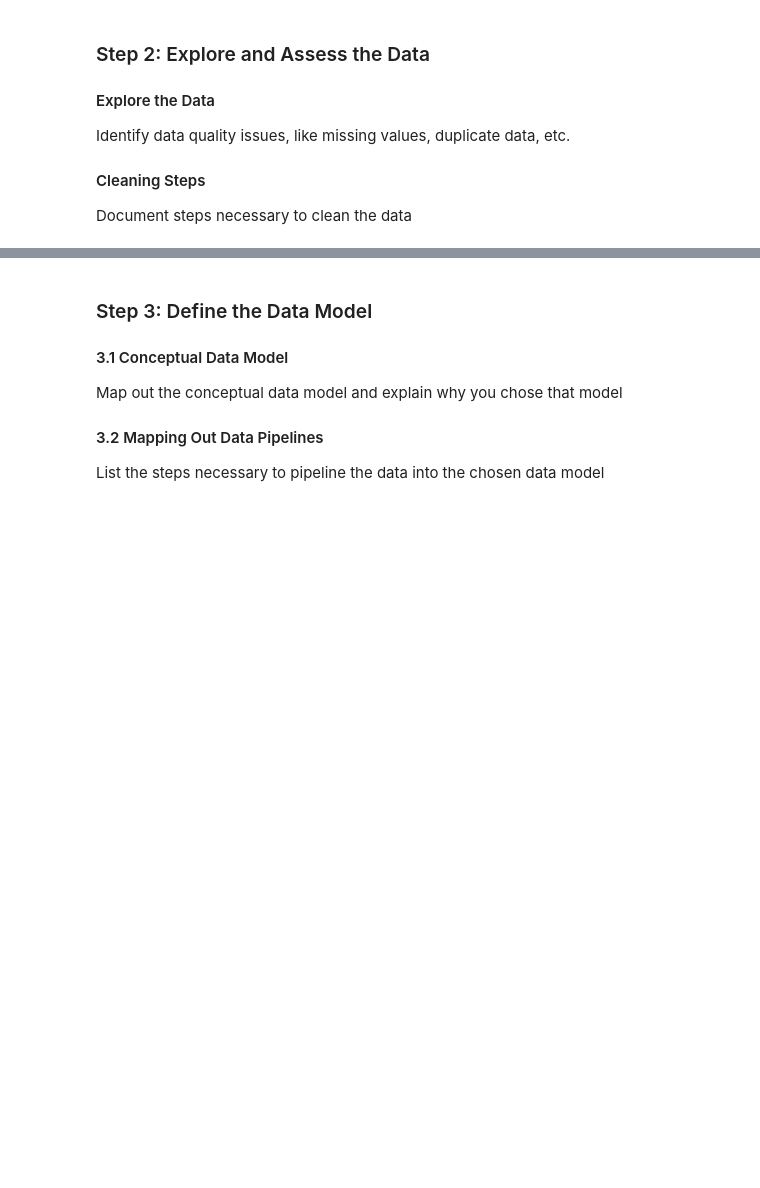
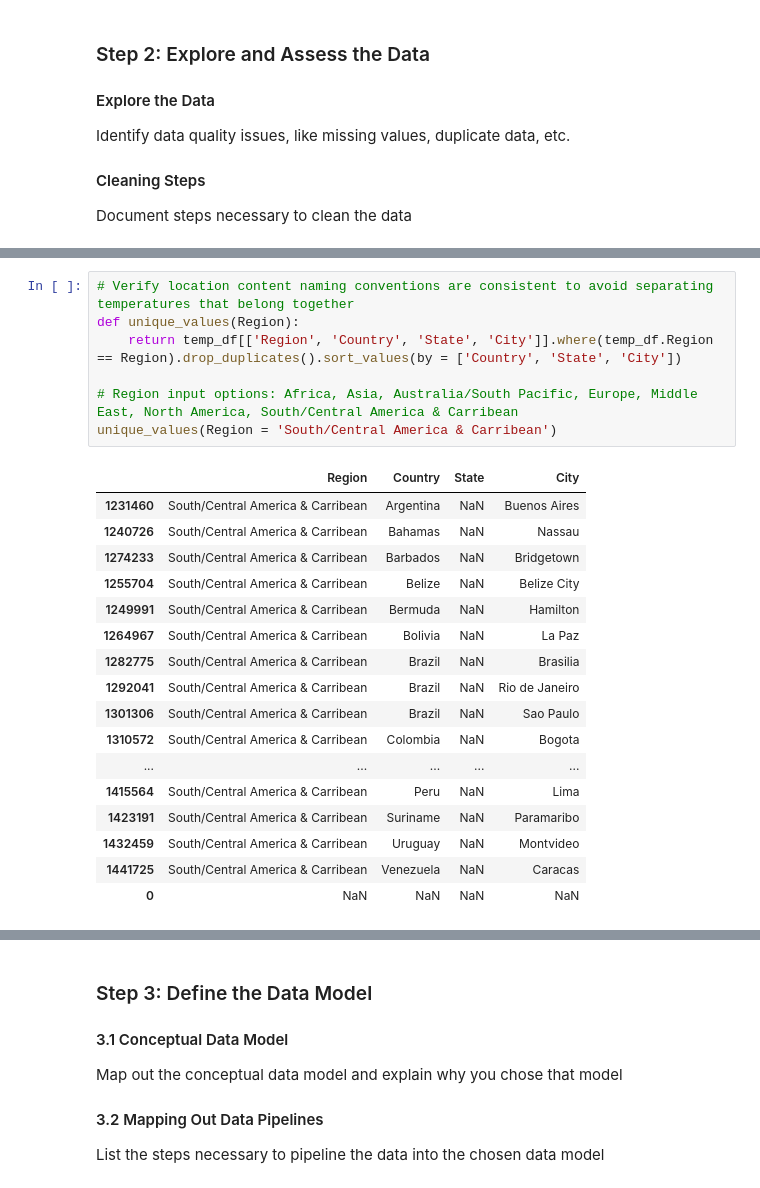
Before and after one commit to DonDuPontII/Data-Engineering-Udacity-Projects, a Jupyter notebook: Capstone-Project.ipynb, the cells around one changed output, grey strips where cells are left out. Saved outputs shown, nothing was run; the diff lists cells and outputs as text; blank space fills up the shorter version.

```diff
--- a/Capstone-Project.ipynb
+++ b/Capstone-Project.ipynb
@@ -118,0 +201,25 @@ Document steps necessary to clean the data
+# %%
+# Verify location content naming conventions are consistent to avoid separating temperatures that belong together
+def unique_values(Region):
+    return temp_df[['Region', 'Country', 'State', 'City']].where(temp_df.Region == Region).drop_duplicates().sort_values(by = ['Country', 'State', 'City'])
+
+# Region input options: Africa, Asia, Australia/South Pacific, Europe, Middle East, North America, South/Central America & Carribean
+unique_values(Region = 'South/Central America & Carribean')
+# %% [output]
+|  | Region | Country | State | City |
+| 1231460 | South/Central America & Carribean | Argentina | NaN | Buenos Aires |
+| 1240726 | South/Central America & Carribean | Bahamas | NaN | Nassau |
+| 1274233 | South/Central America & Carribean | Barbados | NaN | Bridgetown |
+| 1255704 | South/Central America & Carribean | Belize | NaN | Belize City |
+| 1249991 | South/Central America & Carribean | Bermuda | NaN | Hamilton |
+| 1264967 | South/Central America & Carribean | Bolivia | NaN | La Paz |
+| 1282775 | South/Central America & Carribean | Brazil | NaN | Brasilia |
+| 1292041 | South/Central America & Carribean | Brazil | NaN | Rio de Janeiro |
+| 1301306 | South/Central America & Carribean | Brazil | NaN | Sao Paulo |
+| 1310572 | South/Central America & Carribean | Colombia | NaN | Bogota |
+| ... | ... | ... | ... | ... |
+| 1415564 | South/Central America & Carribean | Peru | NaN | Lima |
+| 1423191 | South/Central America & Carribean | Suriname | NaN | Paramaribo |
+| 1432459 | South/Central America & Carribean | Uruguay | NaN | Montvideo |
+| 1441725 | South/Central America & Carribean | Venezuela | NaN | Caracas |
+| 0 | NaN | NaN | NaN | NaN |
```
Also changed, not shown: parts of 13 cells of this notebook.
